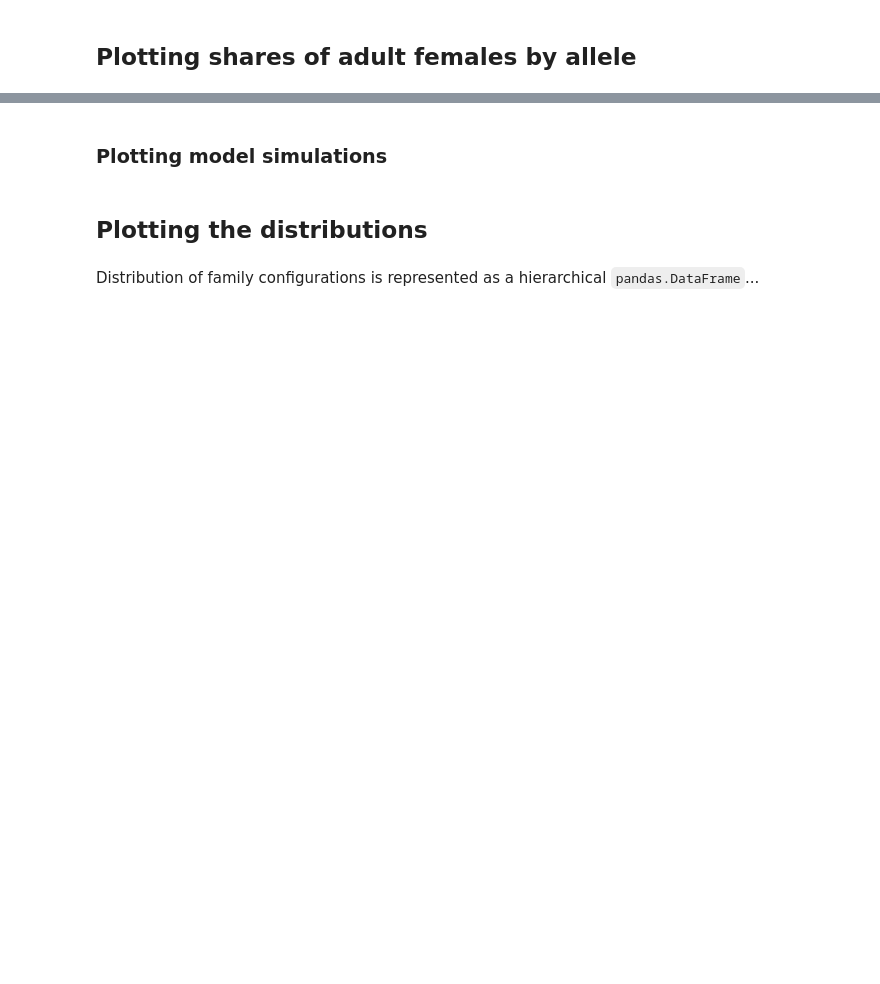
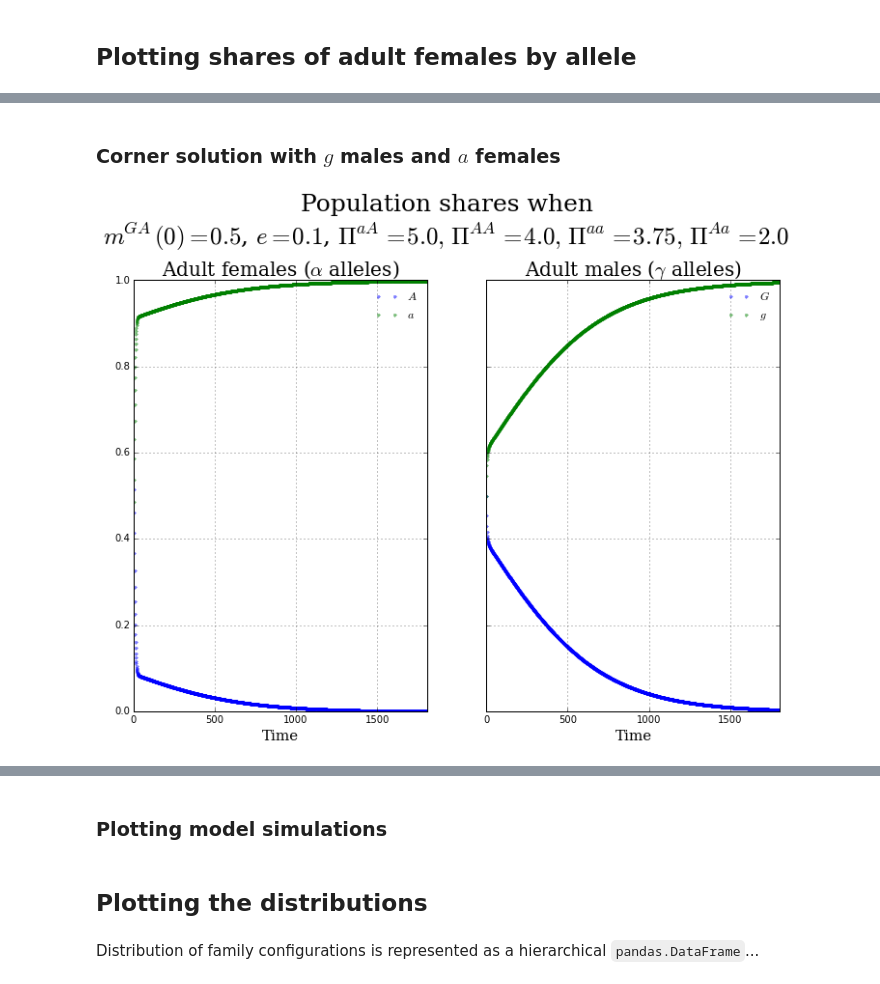
Before and after one commit to davidrpugh/population-ecology-approach, a Jupyter notebook: src/Wright-Bergstrom.ipynb, the cells around one changed output, grey strips where cells are left out. Saved outputs shown, nothing was run; the diff lists cells and outputs as text; code cells hidden in the pictures; blank space fills up the shorter version.

```diff
--- a/src/Wright-Bergstrom.ipynb
+++ b/src/Wright-Bergstrom.ipynb
@@ -247,0 +358,10 @@ interactive_plot = widgets.interact(plot_adult_female_simulation,
+# %% [markdown]
+### Corner solution with $g$ males and $a$ females
+# %%
+example_params = {'PiAA': 4.0, 'PiAa': 2.0, 'PiaA': 5.0, 'Piaa': 3.75, 'c': 2.0, 'e': 0.1}
+plot_isolated_subpopulations_simulation(wright_bergstrom_simulator, mGA0=0.5, rtol=1e-4,
+                                        males='gamma_allele', females='alpha_allele', share=True,
+                                        **example_params)
+plt.savefig('../images/selfish_corner_solution.jpeg', bbox_inches='tight')
+# %% [output]
+[figure, added]
```
Also changed, not shown: parts of 37 cells of this notebook, 2 other files.
